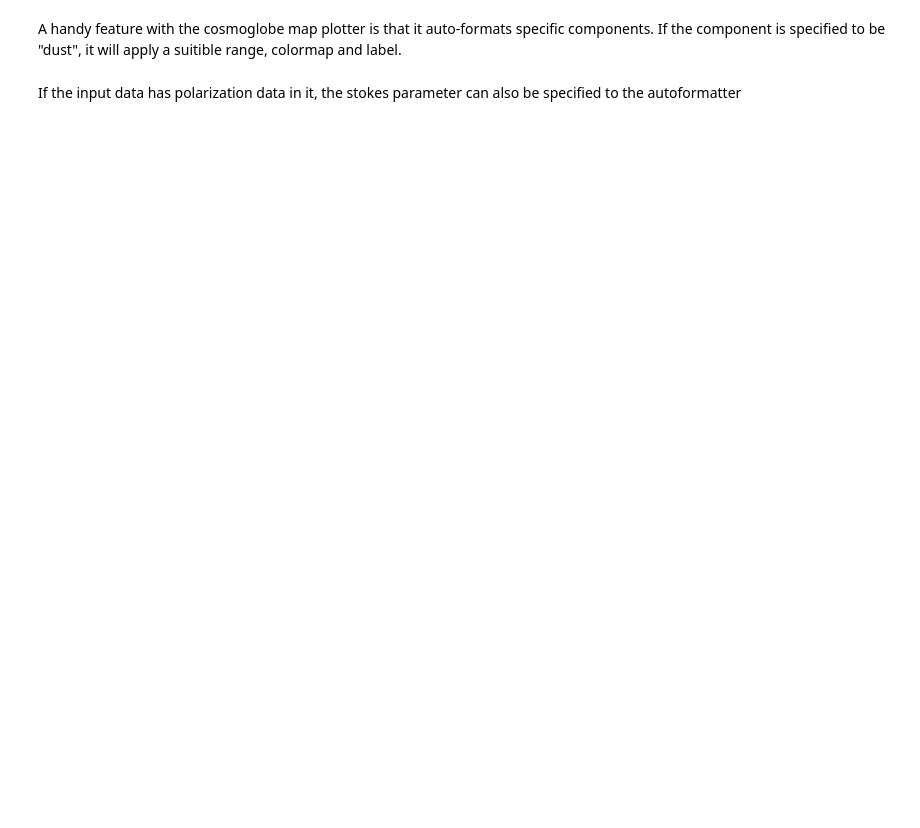
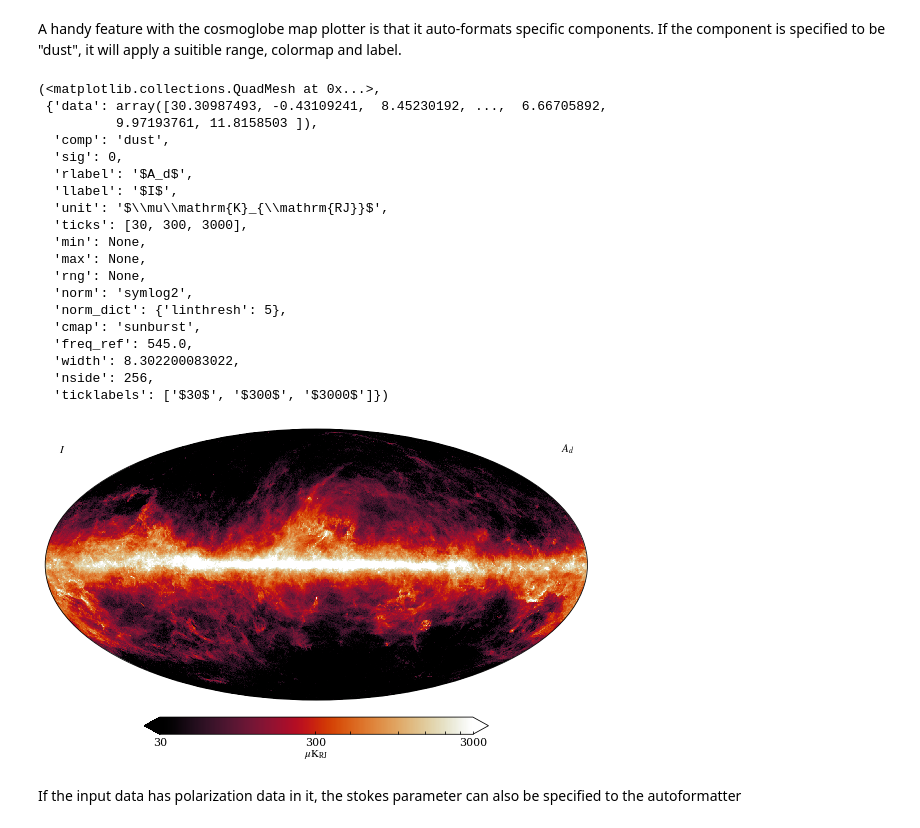
Before and after one commit to Cosmoglobe/Cosmoglobe, a Jupyter notebook: docs/tutorials/plotting.ipynb, the cells around one changed output. Drawn from its saved outputs; the diff is of its cells as text; code cells hidden in the pictures; blank space fills up the shorter version.

```diff
--- a/docs/tutorials/plotting.ipynb
+++ b/docs/tutorials/plotting.ipynb
@@ -15,5 +15,7 @@ objects or strings of fits files.
 # %%
 import cosmoglobe
 chain = cosmoglobe.get_test_chain()
-model = cosmoglobe.model_from_chain(chain, nside=256, components=["synch", "ff", "ame", "dust", "radio"])
+include_components=["cmb","synch", "ff", "ame", "dust", "radio"]
+model = cosmoglobe.model_from_chain(chain, nside=256, components=include_components)
+model.remove_dipole(30 * u.deg) # Remove dipole on cmb component
 dust = model.components["dust"].amp # Fetch the dust amplitude from the model object
@@ -23,6 +48,27 @@ cosmoglobe.plot(dust)
 A handy feature with the cosmoglobe map plotter is that it auto-formats specific components.
 If the component is specified to be "dust", it will apply a suitible range, colormap and label.
 # %%
-cosmoglobe.plot(dust, comp="dust")
+cosmoglobe.plot(dust, comp="dust",)
+# %% [output]
+(<matplotlib.collections.QuadMesh at 0x...>,
+ {'data': array([30.30987493, -0.43109241,  8.45230192, ...,  6.66705892,
+          9.97193761, 11.8158503 ]),
+  'comp': 'dust',
+  'sig': 0,
+  'rlabel': '$A_d$',
+  'llabel': '$I$',
+  'unit': '$\\mu\\mathrm{K}_{\\mathrm{RJ}}$',
+  'ticks': [30, 300, 3000],
+  'min': None,
+  'max': None,
+  'rng': None,
+  'norm': 'symlog2',
+  'norm_dict': {'linthresh': 5},
+  'cmap': 'sunburst',
+  'freq_ref': 545.0,
+  'width': 8.302200083022,
+  'nside': 256,
+  'ticklabels': ['$30$', '$300$', '$3000$']})
+[figure, added]
 # %% [markdown]
 If the input data has polarization data in it, the stokes parameter can also be specified to the autoformatter
```
Also changed, not shown: parts of 13 cells of this notebook, 5 other files.
